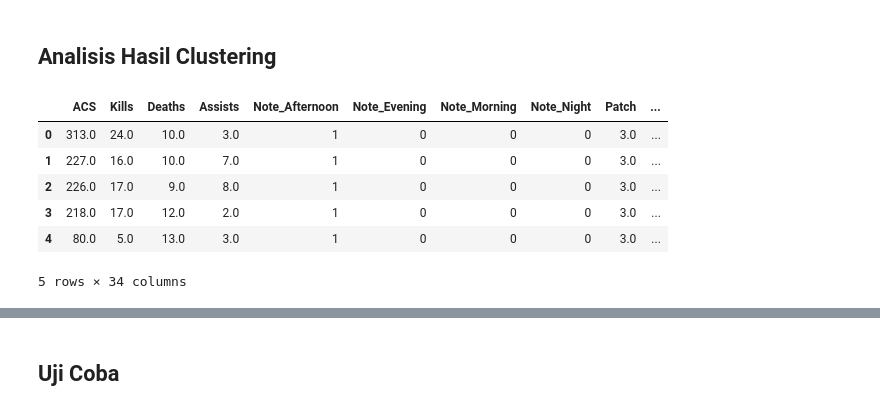
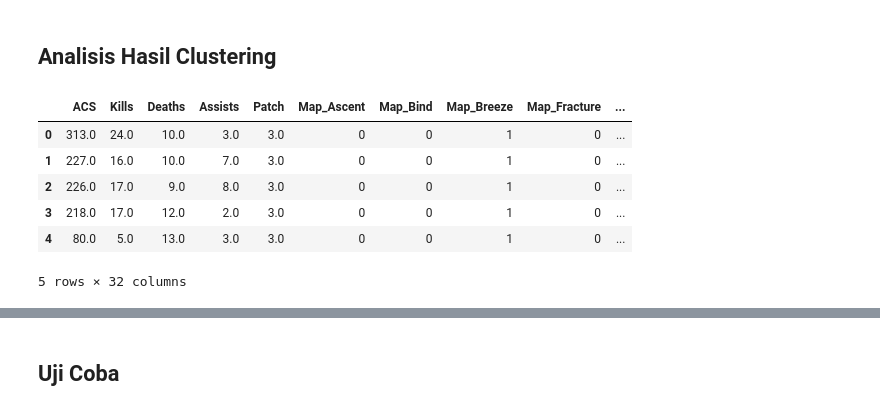
Before and after one commit to michaelsinanta/tk-kasdad, a Jupyter notebook: clustering/clustering.ipynb, the cells around one changed output, grey strips where cells are left out. Drawn from its saved outputs; the diff is of its cells as text; code cells hidden in the pictures.

```diff
--- a/clustering/clustering.ipynb
+++ b/clustering/clustering.ipynb
@@ -275,2 +280,20 @@ plt.show()
 # %% [markdown]
 ## Silhouette Score (K Means)
+# %%
+# Untuk yg enggak ada time
+range_n_clusters = [2, 3, 4, 5, 6, 7, 8, 9, 10]
+silhouette_avg = []
+for num_clusters in range_n_clusters:
+  # initialise kmeans
+  kmeans = KMeans(n_clusters=num_clusters, n_init='auto')
+  kmeans.fit(selected_feature)
+  cluster_labels = kmeans.labels_
+
+  # silhouette score
+  silhouette_avg.append(silhouette_score(selected_feature, cluster_labels))
+
+plt.plot(range_n_clusters,silhouette_avg,'bx-')
+plt.xlabel('Values of K')
+plt.ylabel('Silhouette score')
+plt.title('Silhouette analysis For Optimal k')
+plt.show()
@@ -488,22 +513,22 @@ plt.show()
 # %% [markdown]
 ## Analisis Hasil Clustering
 # %%
-analysis_data = df_encoded[['ACS', 'Kills', 'Deaths', 'Assists', 'Note_Afternoon', 'Note_Evening', 'Note_Morning', 'Note_Night',
-          'Patch', 'Map_Ascent', 'Map_Bind', 'Map_Breeze', 'Map_Fracture', 'Map_Haven', 'Map_Icebox', 'Map_Split', 'Agent_astra',
-          'Agent_breach', 'Agent_brimstone', 'Agent_chamber', 'Agent_cypher', 'Agent_jett', 'Agent_kayo', 'Agent_killjoy',
-          'Agent_omen', 'Agent_phoenix', 'Agent_raze', 'Agent_reyna', 'Agent_sage', 'Agent_skye', 'Agent_sova', 'Agent_viper',
-          'Agent_yoru']].copy()
+analysis_data = df_encoded[['ACS', 'Kills', 'Deaths', 'Assists', 'Patch', 'Map_Ascent', 'Map_Bind', 'Map_Breeze',
+          'Map_Fracture', 'Map_Haven', 'Map_Icebox', 'Map_Split', 'Agent_astra', 'Agent_breach', 'Agent_brimstone',
+          'Agent_chamber', 'Agent_cypher', 'Agent_jett', 'Agent_kayo', 'Agent_killjoy', 'Agent_omen', 'Agent_phoenix',
+          'Agent_raze', 'Agent_reyna', 'Agent_sage', 'Agent_skye', 'Agent_sova', 'Agent_viper', 'Agent_yoru', 'ADR',
+          'FirstKills']].copy()
 
 analysis_data['Clusters'] = cluster_assignment
 analysis_data.head()
 # %% [output]
-|  | ACS | Kills | Deaths | Assists | Note_Afternoon | Note_Evening | Note_Morning | Note_Night | Patch | ... |
-| 0 | 313.0 | 24.0 | 10.0 | 3.0 | 1 | 0 | 0 | 0 | 3.0 | ... |
-| 1 | 227.0 | 16.0 | 10.0 | 7.0 | 1 | 0 | 0 | 0 | 3.0 | ... |
-| 2 | 226.0 | 17.0 | 9.0 | 8.0 | 1 | 0 | 0 | 0 | 3.0 | ... |
-| 3 | 218.0 | 17.0 | 12.0 | 2.0 | 1 | 0 | 0 | 0 | 3.0 | ... |
-| 4 | 80.0 | 5.0 | 13.0 | 3.0 | 1 | 0 | 0 | 0 | 3.0 | ... |
+|  | ACS | Kills | Deaths | Assists | Patch | Map_Ascent | Map_Bind | Map_Breeze | Map_Fracture | ... |
+| 0 | 313.0 | 24.0 | 10.0 | 3.0 | 3.0 | 0 | 0 | 1 | 0 | ... |
+| 1 | 227.0 | 16.0 | 10.0 | 7.0 | 3.0 | 0 | 0 | 1 | 0 | ... |
+| 2 | 226.0 | 17.0 | 9.0 | 8.0 | 3.0 | 0 | 0 | 1 | 0 | ... |
+| 3 | 218.0 | 17.0 | 12.0 | 2.0 | 3.0 | 0 | 0 | 1 | 0 | ... |
+| 4 | 80.0 | 5.0 | 13.0 | 3.0 | 3.0 | 0 | 0 | 1 | 0 | ... |
-5 rows × 34 columns
+5 rows × 32 columns
 # %%
 # Lihat seluruh fitur
 print(list(analysis_data.columns.values))
```
Also changed, not shown: parts of 30 cells of this notebook.
